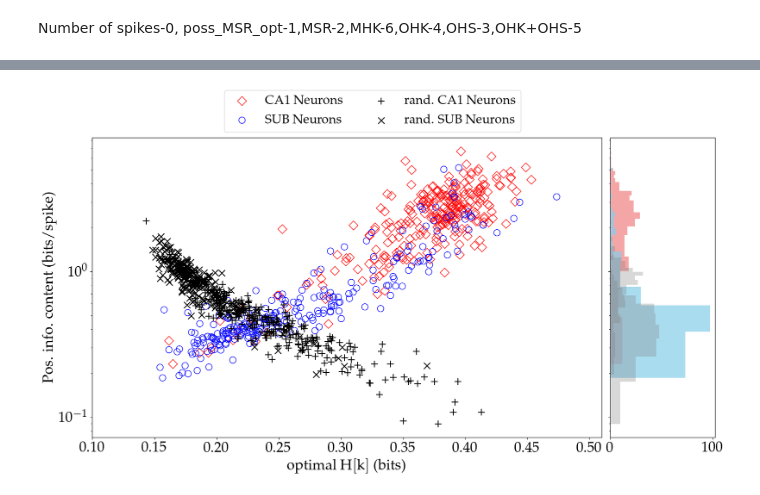
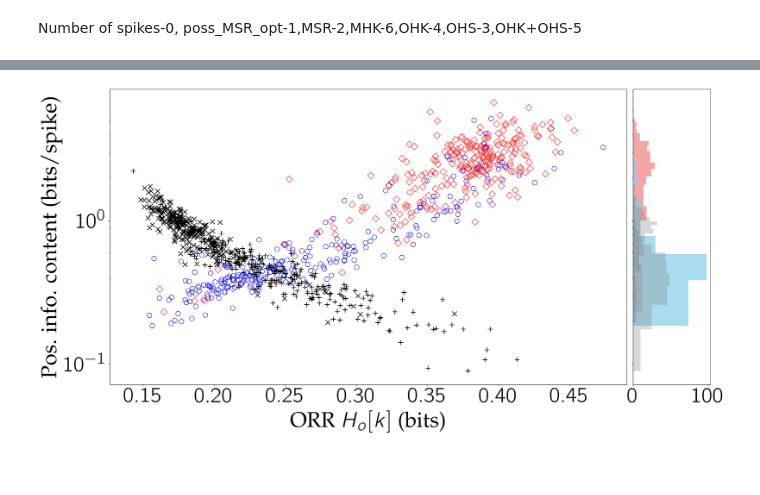
Before and after one commit to amisapta15/ResolutionRelevance, a Jupyter notebook: src/Fig_test_info.ipynb, the cells around one changed output, grey strips where cells are left out. Cells and saved outputs as stored; diff of their text form; code cells hidden in the pictures; blank space fills up the shorter version.

```diff
--- a/src/Fig_test_info.ipynb
+++ b/src/Fig_test_info.ipynb
@@ -48,15 +48,25 @@ Index(['NeuID', 'RatID', 'LOC', 'task', 'Nspikes', 'MSR', 'MHK', 'dt_MHK',
 from scipy import interpolate
 import matplotlib as mpl
 import matplotlib.pyplot as plt
+from matplotlib import font_manager
 from mpl_toolkits.axes_grid1 import make_axes_locatable
+mpl.rcParams.update(mpl.rcParamsDefault)
 # %%
+mss=120
+fontssize=50
 mpl.rcParams.update({
+    'figure.figsize': (23.6,12.6),
     'font.family': 'serif',
     'font.serif': ['Palatino', 'Georgia'],  # Add or remove font names as needed
+    'font.size': fontssize,  # Adjust as needed
+    'font.weight': 'bold',
+    "svg.fonttype": 'none',
     'text.usetex': True,
-    'text.latex.preamble': r'\usepackage{amsmath} \usepackage{amsfonts}',
-    'font.size': 25  # Adjust as needed
+    'text.latex.preamble': r'\usepackage{amsmath} \usepackage{amsfonts} \usepackage{cmbright}',
+    'xtick.labelsize' : fontssize, # fontsize of the x tick labels
+    'ytick.labelsize' : fontssize # fontsize of the y tick labels
 })
-mss=120
+ticks_font = font_manager.FontProperties(family='Palatino', style='normal',
+    size=fontssize, weight='bold', stretch='normal')
 # %% [markdown]
 Number of spikes-0, poss_MSR_opt-1,MSR-2,MHK-6,OHK-4,OHS-3,OHK+OHS-5
@@ -63,15 +195,15 @@ Number of spikes-0, poss_MSR_opt-1,MSR-2,MHK-6,OHK-4,OHS-3,OHK+OHS-5
 # %%
 # Create scatter plot
-fig, ax = plt.subplots(figsize=(17, 10))
+fig, ax = plt.subplots()
 
 quantX='OHK'
-quantX_lab=r'optimal $\mathrm{H[k]}$ (bits)'
+quantX_lab=r'ORR $H_o[k]$ (bits)'
 
 quantY='PInfo'
 quantY_lab='Pos. info. content (bits/spike)'
 
-figname='../figures/Fig2C.png'
-figname2='../../../../Apps/Overleaf/Project_Relevance_of_CA1_SUB/img/Fig2C.png'
+figname='../figures/Fig2C.svg'
+#figname2='../../../../Apps/Overleaf/Project_Relevance_of_CA1_SUB/img/Fig2C.png'
 
 
 
@@ -80,36 +212,44 @@ ax.scatter(df.query('LOC=="CA1"')[quantX], df.query('LOC=="CA1"')[quantY], label
 ax.scatter(df.query('LOC=="SUB"')[quantX], df.query('LOC=="SUB"')[quantY], label='SUB Neurons', marker='o', facecolors='none',edgecolors='b',s=mss)
 # Scatter plot for 'poss_MSR' data
 ax.scatter(df.query('LOC=="CA1"')['poss_'+quantX], df.query('LOC=="CA1"')['poss_'+quantY], label='rand. CA1 Neurons', marker='+', color='k',s=mss)
 ax.scatter(df.query('LOC=="SUB"')['poss_'+quantX], df.query('LOC=="SUB"')['poss_'+quantY], label='rand. SUB Neurons', marker='x',color='k',s=mss)
 
 
 # Create Marginal plot on the right-hand side
 divider = make_axes_locatable(ax)
 # Plot histogram on the right (for both sets of data)
 ax_histy = divider.append_axes("right", 2.5, pad=0.2, sharey=ax)  # Adjusted pad value
 # Remove y-axis label on the Marginal plot
 ax_histy.tick_params(axis="y", labelleft=False)
 
 # Plot histogram for 'quant' data
 bins = 25
 ax_histy.hist(df.query('LOC=="CA1"')[quantY], bins=bins, orientation='horizontal', color='lightcoral', edgecolor='none', alpha=0.7, label='CA1 Neurons')
 ax_histy.hist(df.query('LOC=="SUB"')[quantY], bins=bins, orientation='horizontal', color='skyblue', edgecolor='none', alpha=0.7, label='SUB Neurons')
 
 # Plot histogram for 'poss_quant' data
 ax_histy.hist(df.query('LOC=="CA1"')['poss_'+quantY], bins=bins, orientation='horizontal', color='grey', edgecolor='none', alpha=0.3, label='Rnad CA1 Neurons')
 ax_histy.hist(df.query('LOC=="SUB"')['poss_'+quantY], bins=bins, orientation='horizontal', color='grey', edgecolor='none', alpha=0.3, label='Rnad SUB Neurons')
 
 
 # Set labels and title for the main scatter plot
-ax.set_xlabel(quantX_lab,fontsize=25)
-ax.set_ylabel(quantY_lab,fontsize=25)  # Adjusted Y-axis label
+ax.set_xlabel(quantX_lab,fontsize=fontssize)
+ax.set_ylabel(quantY_lab,fontsize=fontssize)  # Adjusted Y-axis label
 ax.set_yscale('log')
-ax.set_xlim(0.1, 0.51)
+#ax.set_xlim(0.1, 0.5)
+
+for tick in ax.get_xticklabels():
+    tick.set_fontproperties(ticks_font)
+for tick in ax.get_yticklabels():
+    tick.set_fontproperties(ticks_font)
+
 # Add legend to the scatter plot outside, on the top, with horizontal layout and single column
-ax.legend(loc='upper center', bbox_to_anchor=(0.55, 1.18), ncol=2,fontsize=22)
+# ax.legend(loc='upper center', bbox_to_anchor=(0.55, 1.18), ncol=2,fontsize=22)
 
 plt.tight_layout()
 plt.savefig(figname,dpi=300)
-plt.savefig(figname2,dpi=300)
+# plt.savefig(figname2,dpi=300)
+
+plt.show()
 # %% [output]
-[figure, old version]
+[figure, new version]
```
Also changed, not shown: parts of 3 cells of this notebook, 15 other files.
